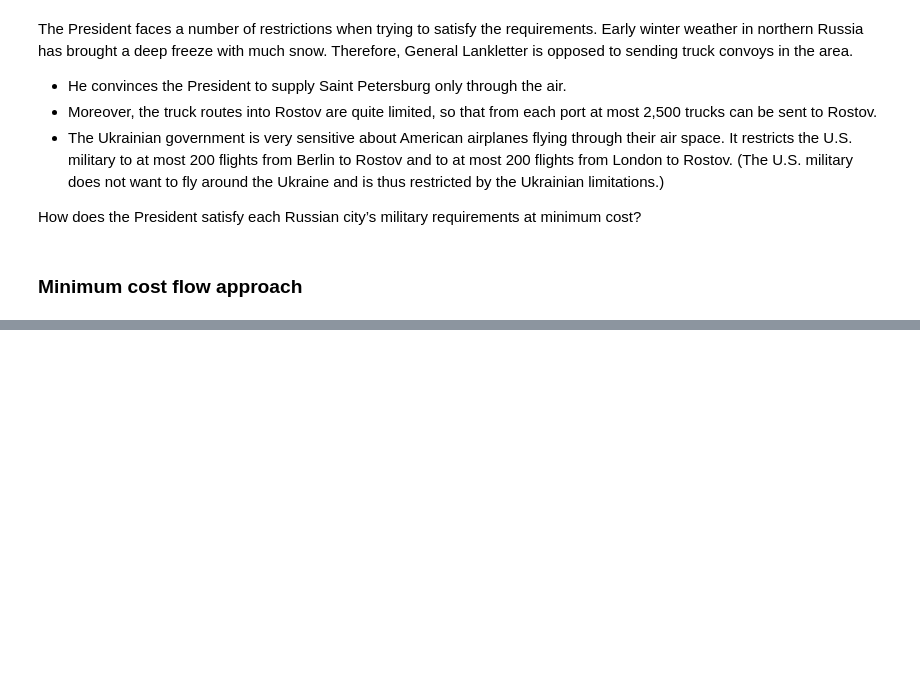
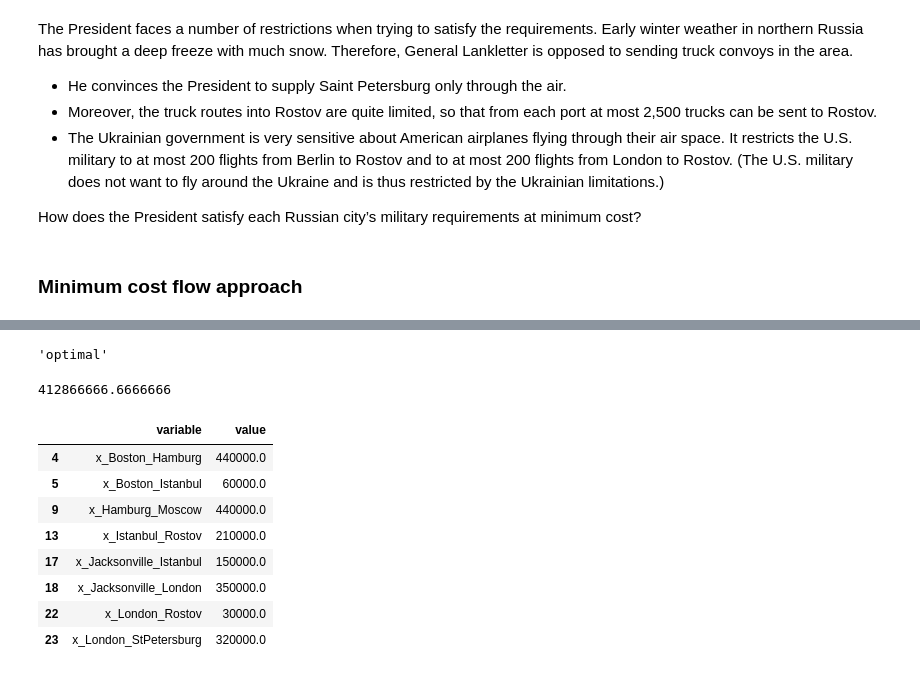
Before and after one commit to ayusbhar2/optimization, a Jupyter notebook: examples/network_optimization/network_optimization.ipynb, the cells around one changed output, grey strips where cells are left out. Saved outputs shown, nothing was run; the diff lists cells and outputs as text; code cells hidden in the pictures; blank space fills up the shorter version.

```diff
--- a/examples/network_optimization/network_optimization.ipynb
+++ b/examples/network_optimization/network_optimization.ipynb
@@ -559,3 +542,13 @@ for k, v in EDGE_COSTS_PER_VEHICLE.items():
+# %%
+# computing edge costs
+
+for k, c in EDGE_COSTS_PER_VEHICLE.items():
+    edge = graph.get_edge(k[0], k[1])
+    cost_per_vehicle = c
+    vehicle = ROUTE_TYPE_TO_VEHICLE[edge.route_type]
+    vehicle_capacity_tons = VEHICLE_CAPACITY_TONS[vehicle]
+    cost_per_ton = cost_per_vehicle / vehicle_capacity_tons
+    edge.update(cost_per_ton=cost_per_ton)
 # %%
 # computing edge capacities
 
@@ -582,3 +575,12 @@ edge_Ber_Ros.capacity_tons = BERLIN_TO_ROSTOV_FLIGHT_NUM_LIMIT * VEHICLE_CAPACIT
 
 edge_Lon_Ros = graph.get_edge('London', 'Rostov')
 edge_Lon_Ros.capacity_tons = LONDON_TO_ROSTOV_FLIGHT_NUM_LIMIT * VEHICLE_CAPACITY_TONS['Starlifter']
+# %%
+print('| Edge | Route_Type | Cost($) | Capacity(tons) |')
+print('| ---- | ---------- | ------- | -------------- |')
+for edge in graph.edges:
+    print('| {s}-{t} | {r} | {c} | {capacity} |'.format(
+    s=edge.source.name, t=edge.target.name,
+        r=edge.route_type, c=edge.cost_per_ton,
+            capacity=edge.capacity_tons
+    ))
@@ -614,8 +633,0 @@ for edge in graph.edges:
-# %%
-# Objective
-
-obj_str = ''
-for edge in graph.edges:
-    obj_str += '+ edge.cost_per_ton * x_{s}_{t}'.format(s=edge.source.name, t=edge.target.name)
-
-exec('obj_min_cost_flow = cp.Minimize({})'.format(obj_str))
@@ -877,0 +634,9 @@ get_result_summary(prob)
+# %%
+# Objective
+
+obj_str = ''
+for edge in graph.edges:
+    cost = edge.cost_per_ton
+    obj_str += '+ {c} * x_{s}_{t}'.format(s=edge.source.name, t=edge.target.name, c=cost)
+
+exec('obj_min_cost_flow = cp.Minimize({})'.format(obj_str))
@@ -877,0 +718,21 @@ get_result_summary(prob)
+# %%
+summary['status']
+# %% [output]
+'optimal'
+# %%
+summary['optimal_value']
+# %% [output]
+412866666.6666666
+# %%
+df = prettify(summary['optimal_solution'])
+df[df.value>0]
+# %% [output]
+|  | variable | value |
+| 4 | x_Boston_Hamburg | 440000.0 |
+| 5 | x_Boston_Istanbul | 60000.0 |
+| 9 | x_Hamburg_Moscow | 440000.0 |
+| 13 | x_Istanbul_Rostov | 210000.0 |
+| 17 | x_Jacksonville_Istanbul | 150000.0 |
+| 18 | x_Jacksonville_London | 350000.0 |
+| 22 | x_London_Rostov | 30000.0 |
+| 23 | x_London_StPetersburg | 320000.0 |
```
Also changed, not shown: parts of 41 cells of this notebook, 3 other files.
